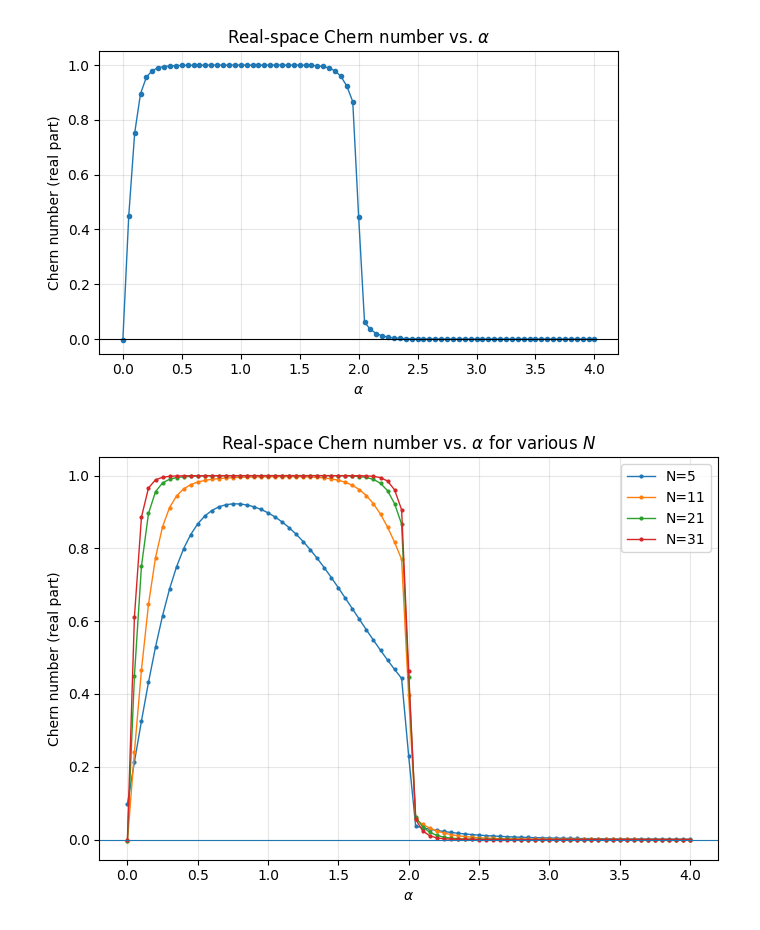
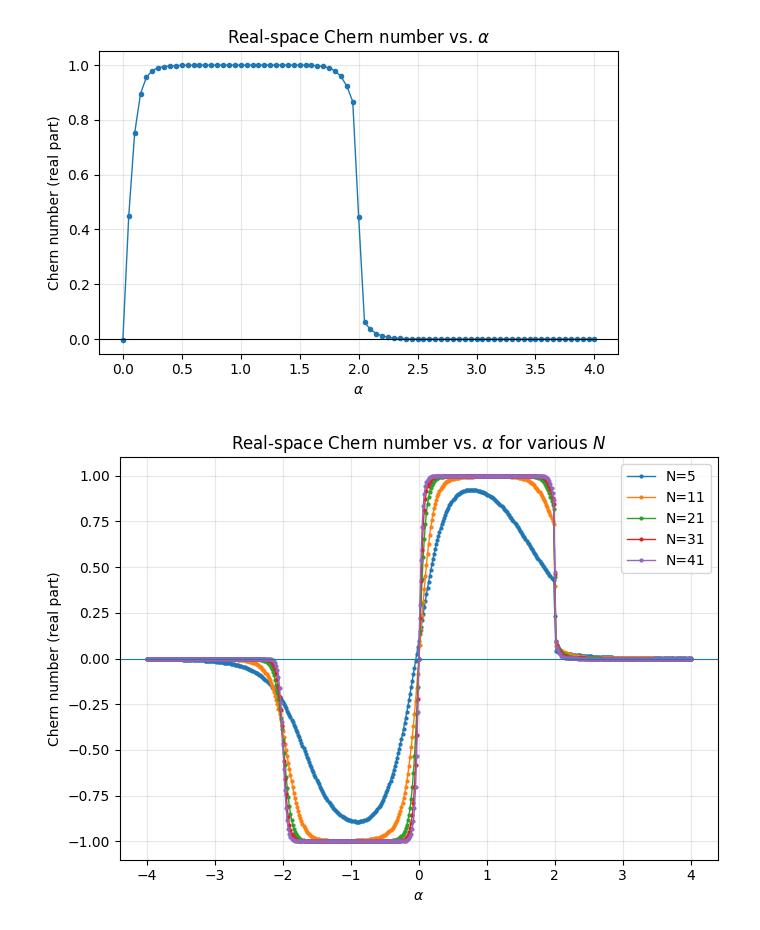
Before and after one commit to AsadullahBhuiyan/Fermionic_Lindbladian, a Jupyter notebook: real_space_chern_number.ipynb, the cells around one changed output. Saved outputs shown, nothing was run; the diff lists cells and outputs as text; code cells hidden in the pictures.

```diff
--- a/real_space_chern_numner.ipynb
+++ b/real_space_chern_number.ipynb
@@ -486,39 +486,62 @@ def k_to_r_rel(nk, k_is_centered=False, norm='backward'):
     return nR[dX, dY]  # (Nx,Ny,Nx,Ny)
 
 # -------------------------
-# Chern from projector (Pminus shape fixed as (Nx,Ny,2,Nx,Ny,2))
+# Real-Space Chern Number (Pminus shape fixed as (Nx,Ny,2,Nx,Ny,2))
 # -------------------------
-def chern_from_projector(Pminus, A_mask, B_mask, C_mask):
-    Nx, Ny = A_mask.shape
-    if Pminus.shape != (Nx, Ny, 2, Nx, Ny, 2):
-        raise ValueError(f"Bad Pminus shape {Pminus.shape} (expected {(Nx,Ny,2,Nx,Ny,2)})")
+def chern_from_operator(self, G, A_mask=None, B_mask=None, C_mask=None):
+    """
+    Compute the real-space Chern number using the projector built from G.
 
-    Ntot = Nx*Ny*2
-    P = np.asarray(Pminus, dtype=complex, order='C').reshape(Ntot, Ntot)
+    This implements the same formula as `chern_from_projector`, but takes the
+    input as a general operator G and forms P = G.conj() before the block traces.
 
-    def sector_indices(mask_xy):
-        sites = np.flatnonzero(mask_xy.ravel(order='C'))  # j = x*Ny + y
-        return np.concatenate((2*sites, 2*sites + 1))     # include both orbitals
+    Parameters
+    ----------
+    G : ndarray, shape (Nx, Ny, 2, Nx, Ny, 2)
+        Real-space operator. The projector used here is P = G.conj().
+    A_mask, B_mask, C_mask : (Nx,Ny) boolean masks, optional
+        If None, use the instance's stored tri-partition masks.
 
-    iA = sector_indices(A_mask)
-    iB = sector_indices(B_mask)
-    iC = sector_indices(C_mask)
+    Returns
+    -------
+    complex
+        12π i [ Tr(P_CA P_AB P_BC) - Tr(P_AC P_CB P_BA) ].
+    """
+    Nx, Ny = int(self.Nx), int(self.Ny)
+    expected = (Nx, Ny, 2, Nx, Ny, 2)
+    if G.shape != expected:
+        raise ValueError(f"G must have shape {expected}, got {G.shape}")
+
+    # Default masks from the instance unless provided
+    A_mask = self.A_mask if A_mask is None else A_mask
+    B_mask = self.B_mask if B_mask is None else B_mask
+    C_mask = self.C_mask if C_mask is None else C_mask
+
+    # Build projector from G: P = G.conj()
+    Ntot = Nx * Ny * 2
+    P = np.asarray(G, dtype=complex, order='C').conj().reshape(Ntot, Ntot)
+
+    # Sector indices include both orbitals for each selected site
+    iA = self._sector_indices_from_mask(A_mask)
+    iB = self._sector_indices_from_mask(B_mask)
+    iC = self._sector_indices_from_mask(C_mask)
 
     P_CA = P[np.ix_(iC, iA)]
     P_AB = P[np.ix_(iA, iB)]
     P_BC = P[np.ix_(iB, iC)]
+
     P_AC = P[np.ix_(iA, iC)]
     P_CB = P[np.ix_(iC, iB)]
     P_BA = P[np.ix_(iB, iA)]
 
     t1 = np.trace(P_CA @ P_AB @ P_BC)
     t2 = np.trace(P_AC @ P_CB @ P_BA)
-    return 12*np.pi*1j*(t1 - t2)
+    return 12 * np.pi * 1j * (t1 - t2)
 
 # -------------------------
 # Sweep alphas and sizes
 # -------------------------
-def chern_vs_alpha_for_sizes(N_list=(5,11,21,31), n_alpha=81):
+def chern_vs_alpha_for_sizes(N_list=(5,11,21,31,41), n_alpha=501):
     alphas = np.linspace(-4.0, 4.0, n_alpha)
     results = {}
 
@@ -556,32 +579,32 @@ def chern_vs_alpha_for_sizes(N_list=(5,11,21,31), n_alpha=81):
             h_rr = (nx_real[..., None, None] * sigx +
                     ny_real[..., None, None] * sigy +
                     nz_real[..., None, None] * sigz)
             h_rr = np.moveaxis(h_rr, 4, 2)  # (Nx,Ny,2,Nx,Ny,2)
 
             # Projector onto lower band
             dims = (Nx, Ny, 2)
             I = np.eye(np.prod(dims)).reshape(*dims, *dims)
             Pminus = 0.5*(I - h_rr)
 
             Y = chern_from_projector(Pminus, A_mask, B_mask, C_mask)
             chvals.append(np.real_if_close(Y).real)
 
         results[N] = (alphas, np.array(chvals))
     return results
 
 # Run and plot
-results = chern_vs_alpha_for_sizes(N_list=(5,11,21,31), n_alpha=81)
+results = chern_vs_alpha_for_sizes(N_list=(5,11,21,31,41), n_alpha=501)
 
 plt.figure(figsize=(7,5))
 for N, (alphas, chvals) in results.items():
     plt.plot(alphas, chvals, marker='o', ms=2, lw=1, label=f'N={N}')
 plt.axhline(0, linewidth=0.8)
 plt.xlabel(r'$\alpha$')
 plt.ylabel('Chern number (real part)')
 plt.title('Real-space Chern number vs. $\\alpha$ for various $N$')
 plt.grid(True, alpha=0.3)
 plt.legend()
 plt.tight_layout()
 plt.show()
 # %% [output]
-[figure, old version]
+[figure, new version]
```
Also changed, not shown: 3 other files.
